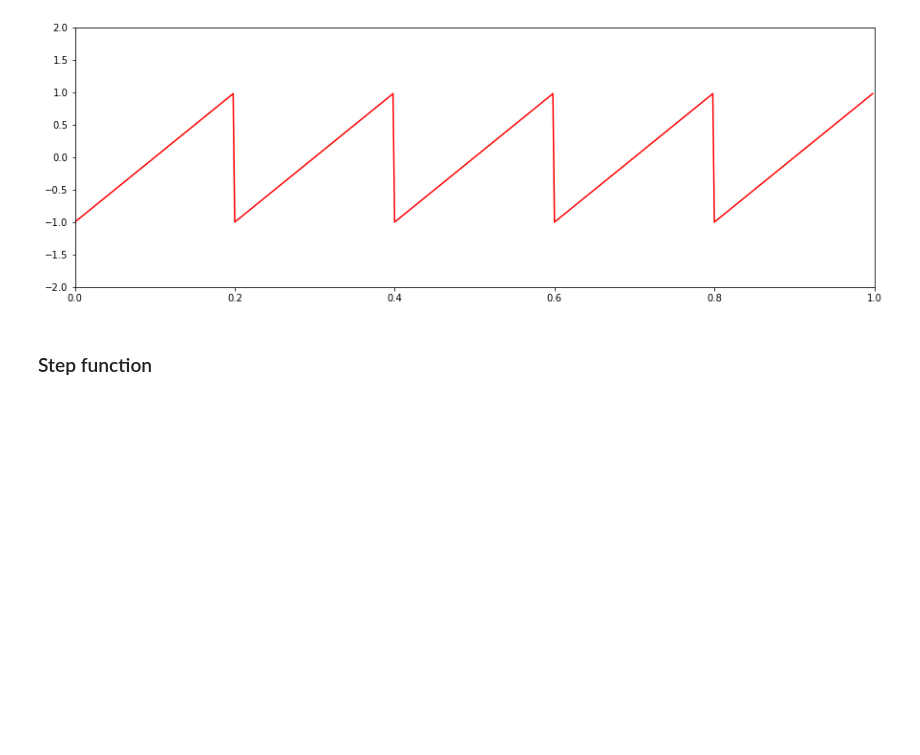
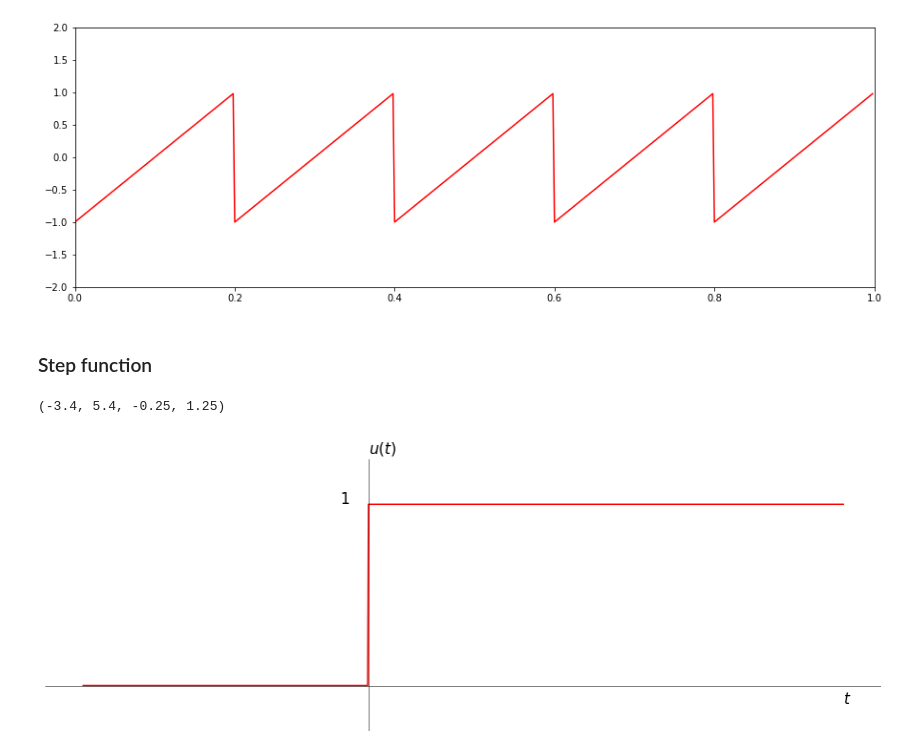
Before and after one commit to sayedul79/python-signal-and-system, a Jupyter notebook: plotting-signal.ipynb, the cells around one changed output. Saved outputs shown, nothing was run; the diff lists cells and outputs as text; code cells hidden in the pictures; blank space fills up the shorter version.

```diff
--- a/plotting-signal.ipynb
+++ b/plotting-signal.ipynb
@@ -157,3 +157,21 @@ plt.xlim(0,1)
 [figure]
 # %% [markdown]
 ### Step function
+# %%
+t=np.linspace(-3,5,1000)
+step=np.heaviside(t,1)
+fig, ax=plt.subplots(figsize=(15,5))
+ax.plot(t, step, color='r')
+ax.set_xlabel('time (s)')
+ax.set_ylabel('Amplitude')
+
+ax.set_ylim(-0.25,1.25)
+ax.axhline(0, color='k', linewidth=0.5, alpha=1.0)
+ax.axvline(0, color='k', linewidth=0.5, alpha=1.0)
+ax.text(-0.3, 1, '$1$', size=15)
+ax.text(0, 1.28, '$u(t)$', size=15)
+ax.text(5, -0.1, '$t$', size=15)
+ax.axis('off')
+# %% [output]
+(-3.4, 5.4, -0.25, 1.25)
+[figure, added]
```
Also changed, not shown: parts of 5 cells of this notebook.
